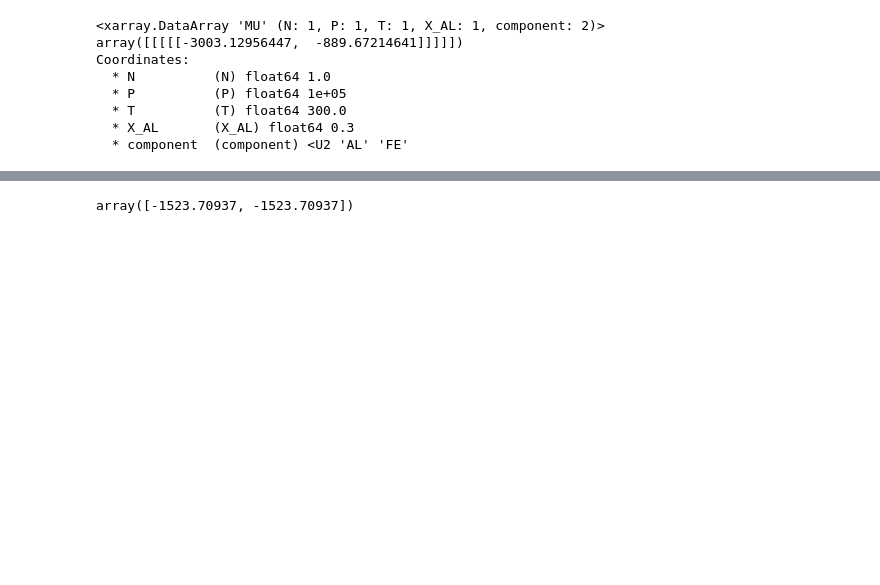
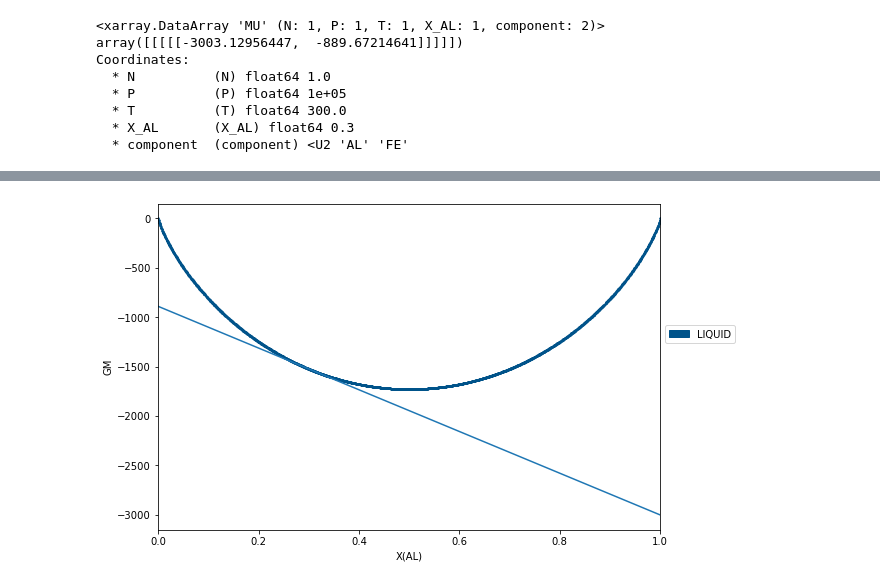
Before and after one commit to richardotis/pycalphad-sandbox, a Jupyter notebook: SolverExperiment.ipynb, the cells around one changed output, grey strips where cells are left out. Drawn from its saved outputs; the diff is of its cells as text; code cells hidden in the pictures; blank space fills up the shorter version.

```diff
--- a/SolverExperiment.ipynb
+++ b/SolverExperiment.ipynb
@@ -185,8 +176,26 @@ soln [-2157.74659725   -44.28917919     0.        ]
-# %%
-import numpy as np
-a = np.array([[ 3.0000000e-01,  7.0000000e-01],
-              [ 7.3160462e-05, -7.3160462e-05]])
-b = np.array(([-1.52370937e+03,  0]))
-np.linalg.solve(a,b)
-# %% [output]
-array([-1523.70937, -1523.70937])
+# %%
+%matplotlib inline
+import matplotlib.pyplot as plt
+from pycalphad import Database, calculate, variables as v
+from pycalphad.plot.utils import phase_legend
+import numpy as np
+
+# Get the colors that map phase names to colors in the legend
+legend_handles, color_dict = phase_legend(['LIQUID'])
+
+fig = plt.figure(figsize=(9,6))
+ax = fig.gca()
+
+# Loop over phases, calculate the Gibbs energy, and scatter plot GM vs. X(RE)
+for phase_name in ['LIQUID']:
+    result = calculate(dbf, ['AL', 'FE'], phase_name, P=101325, T=300, output='GM', model={'LIQUID': mod_liq})
+    ax.scatter(result.X.sel(component='AL'), result.GM, marker='.', s=5, color=color_dict[phase_name])
+plt.plot([1,0], chemical_potentials)
+# Format the plot
+ax.set_xlabel('X(AL)')
+ax.set_ylabel('GM')
+ax.set_xlim((0, 1))
+ax.legend(handles=legend_handles, loc='center left', bbox_to_anchor=(1, 0.6))
+plt.show()
+# %% [output]
+[figure, added]
```
Also changed, not shown: parts of 2 cells of this notebook.
